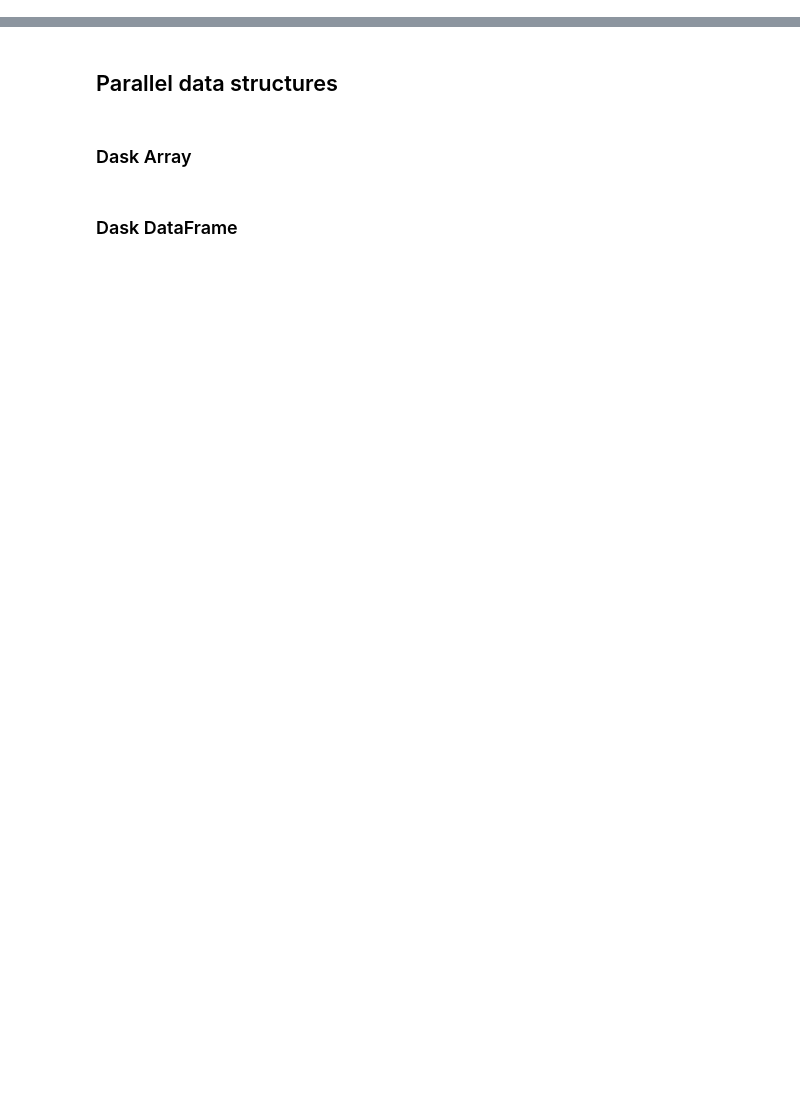
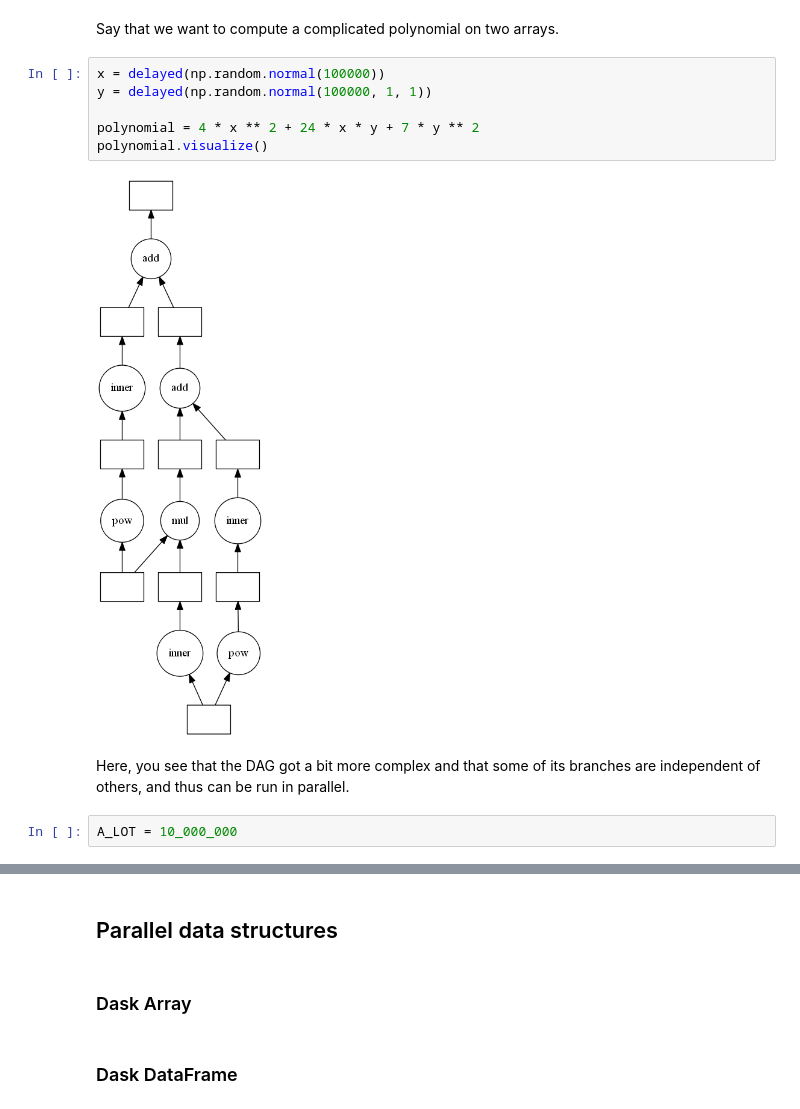
Before and after one commit to HiLASEPythonCourse/hilase-python-course-2021, a Jupyter notebook: 260_dask.ipynb, the cells around one changed output, grey strips where cells are left out. Cells and saved outputs as stored; diff of their text form; blank space fills up the shorter version.

```diff
--- a/260_dask.ipynb
+++ b/260_dask.ipynb
@@ -36,0 +94,14 @@ Dask array requirements are not installed.
+# %% [markdown]
+Say that we want to compute a complicated polynomial on two arrays.
+# %%
+x = delayed(np.random.normal(100000))
+y = delayed(np.random.normal(100000, 1, 1))
+
+polynomial = 4 * x ** 2 + 24 * x * y + 7 * y ** 2
+polynomial.visualize()
+# %% [output]
+[figure, added]
+# %% [markdown]
+Here, you see that the DAG got a bit more complex and that some of its branches are independent of others, and thus can be run in parallel.
+# %%
+A_LOT = 10_000_000
```
Also changed, not shown: parts of 35 cells of this notebook, 1 other file.
